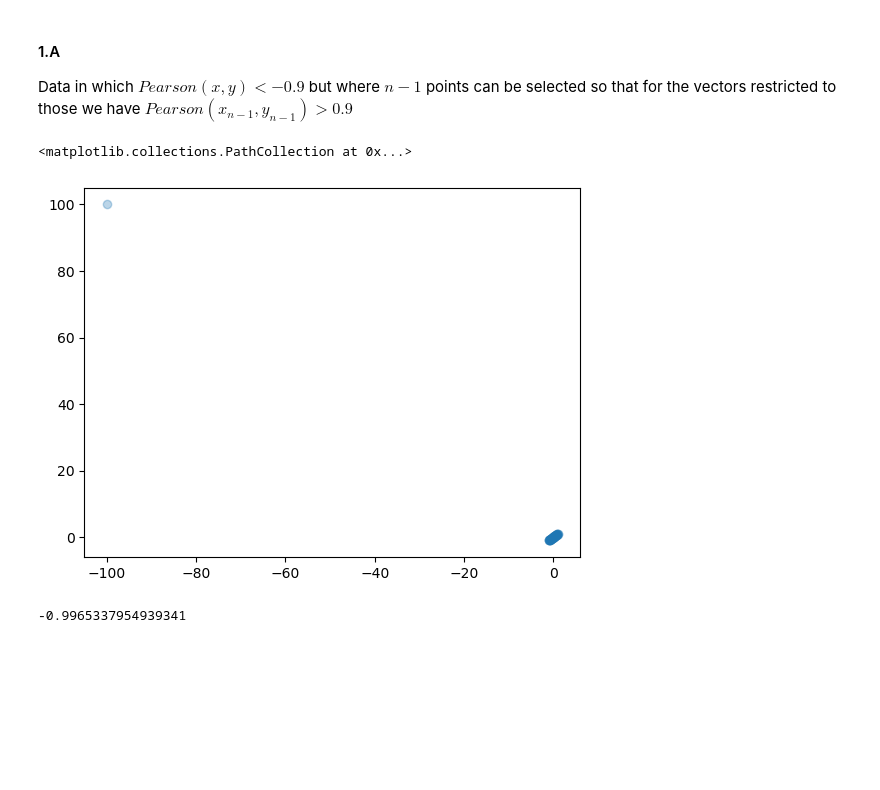
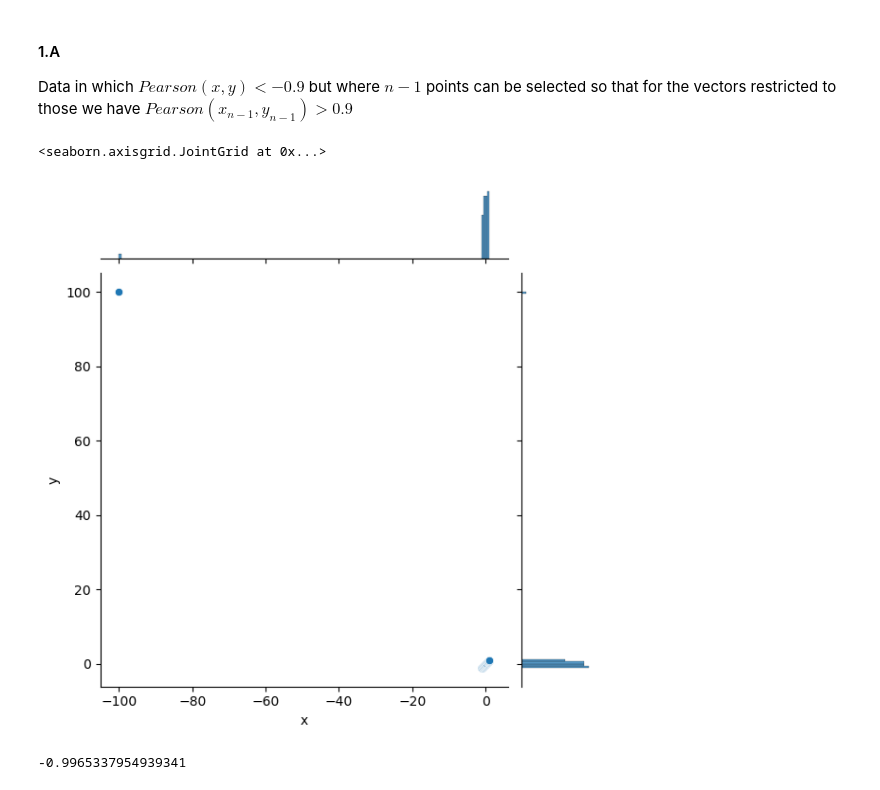
Before and after one commit to barboym/hw_statistics_runi, a Jupyter notebook: HW3/HW3.ipynb, the cells around one changed output. Drawn from its saved outputs; the diff is of its cells as text; code cells hidden in the pictures; blank space fills up the shorter version.

Commit message:
in question 1 changed the plots into joint plots

```diff
--- a/HW3/HW3.ipynb
+++ b/HW3/HW3.ipynb
@@ -36,10 +37,10 @@ Data in which  $Pearson(x,y) < -0.9$ but where $n-1$ points can be selected so t
 # %%
 r = np.c_[np.linspace(-1,1,n-1),np.linspace(-1,1,n-1)]
 r = np.r_[r,np.array([[-100,100]])]
-plt.scatter(r[:,0],r[:,1],alpha=0.3)
+sns.jointplot(pd.DataFrame(r,columns=['x','y']),x='x',y='y',kind = "scatter")
 # %% [output]
-<matplotlib.collections.PathCollection at 0x...>
+<seaborn.axisgrid.JointGrid at 0x...>
-[figure, old version]
+[figure, new version]
 # %%
 pearson, _ = pearsonr(r[:,0],r[:,1])
 pearson
```
Also changed, not shown: parts of 3 cells of this notebook.
